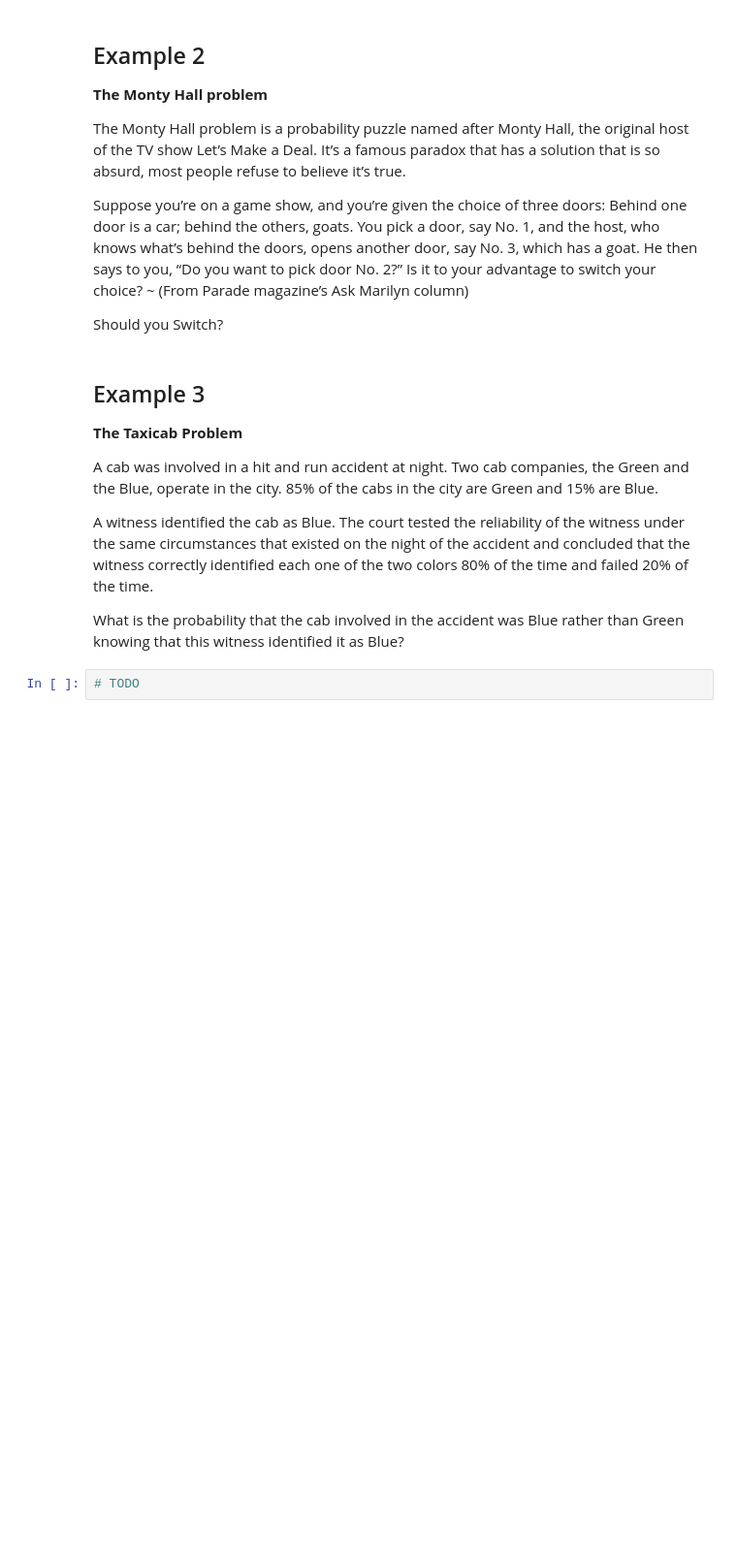
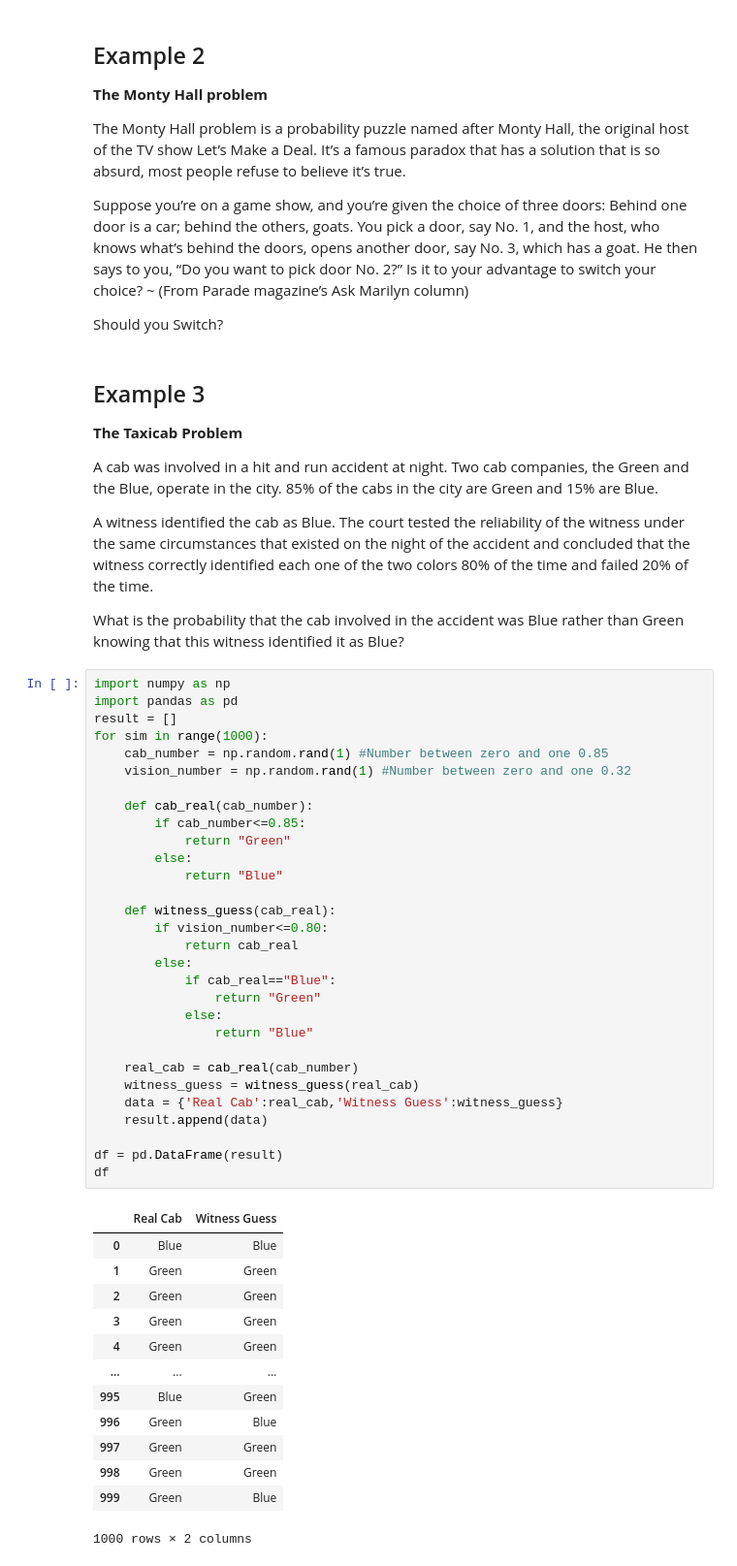
Before and after one commit to sarayruiz/sarayruiz-Proyecto-de-Ejercicios-de-Probabilidad-con-Python, a Jupyter notebook: examples.ipynb, the cells around one changed output. Shown: that part at 97% size. Saved outputs shown, nothing was run; the diff lists cells and outputs as text; blank space fills up the shorter version.

```diff
--- a/examples.ipynb
+++ b/examples.ipynb
@@ -51,4 +104,46 @@ A witness identified the cab as Blue. The court tested the reliability of the wi
 
 What is the probability that the cab involved in the accident was Blue rather than Green knowing that this witness identified it as Blue?
 # %%
-# TODO
+import numpy as np
+import pandas as pd
+result = []
+for sim in range(1000):
+    cab_number = np.random.rand(1) #Number between zero and one 0.85
+    vision_number = np.random.rand(1) #Number between zero and one 0.32
+
+    def cab_real(cab_number):
+        if cab_number<=0.85:
+            return "Green"
+        else:
+            return "Blue"
+
+    def witness_guess(cab_real):
+        if vision_number<=0.80:
+            return cab_real
+        else:
+            if cab_real=="Blue":
+                return "Green"
+            else:
+                return "Blue"
+
+    real_cab = cab_real(cab_number)
+    witness_guess = witness_guess(real_cab)
+    data = {'Real Cab':real_cab,'Witness Guess':witness_guess}
+    result.append(data)
+
+df = pd.DataFrame(result)
+df
+# %% [output]
+|  | Real Cab | Witness Guess |
+| 0 | Blue | Blue |
+| 1 | Green | Green |
+| 2 | Green | Green |
+| 3 | Green | Green |
+| 4 | Green | Green |
+| ... | ... | ... |
+| 995 | Blue | Green |
+| 996 | Green | Blue |
+| 997 | Green | Green |
+| 998 | Green | Green |
+| 999 | Green | Blue |
+1000 rows × 2 columns
```
Also changed, not shown: parts of 5 cells of this notebook.
